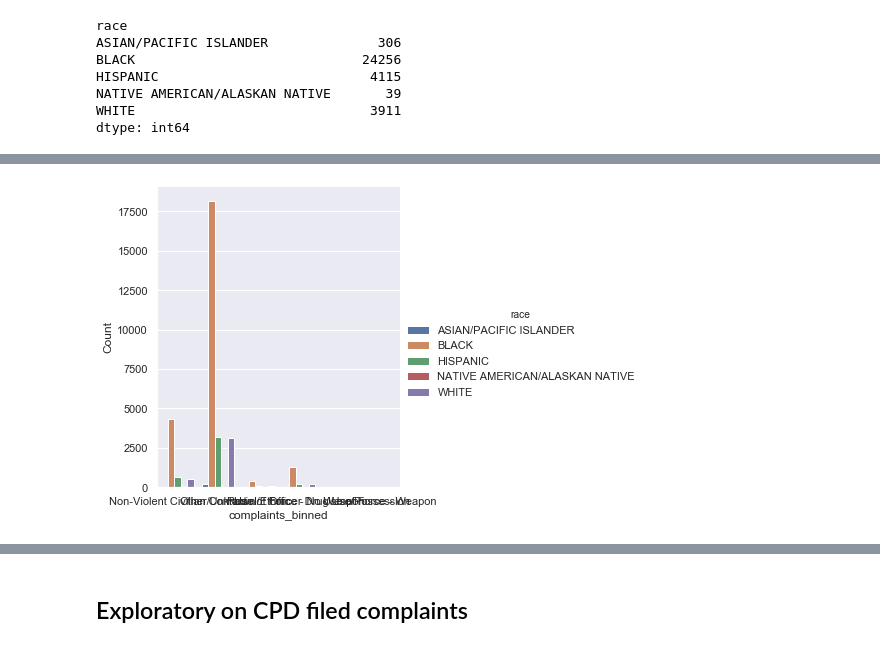
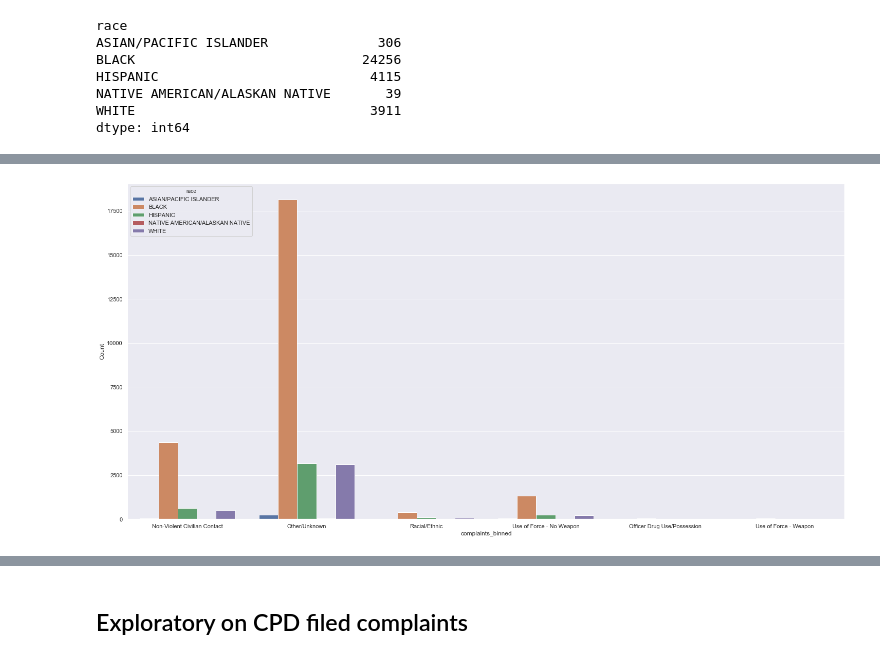
Before and after one commit to lilygrier/Police-Misconduct-ML-2020, a Jupyter notebook: notebooks/Exploratory_Pt2.ipynb, the cells around one changed output, grey strips where cells are left out. Saved outputs shown, nothing was run; the diff lists cells and outputs as text; code cells hidden in the pictures.

```diff
--- a/notebooks/Exploratory_Pt2.ipynb
+++ b/notebooks/Exploratory_Pt2.ipynb
@@ -82,9 +99,8 @@ complaint_bins_by_race.rename(columns={0:"Count"}, inplace = True)
 sns.set(style="whitegrid")
 sns.set(rc = {"figure.figsize":(25, 25)})
 # %%
-fig_dims = (25, 25)
+fig_dims = (25, 12)
 fig, ax = plt.subplots(figsize=fig_dims)
+ax = sns.barplot(x="complaints_binned", y = "Count" , data=complaint_bins_by_race, ax=ax, hue ="race")
+# %% [output]
+[figure, added]
-# %%
-ax = sns.catplot(x="complaints_binned", y = "Count" , data=complaint_bins_by_race, hue ="race", kind = "bar")
-# %% [output]
-[figure, removed]
```
Also changed, not shown: parts of 9 cells of this notebook, 2 other files.
